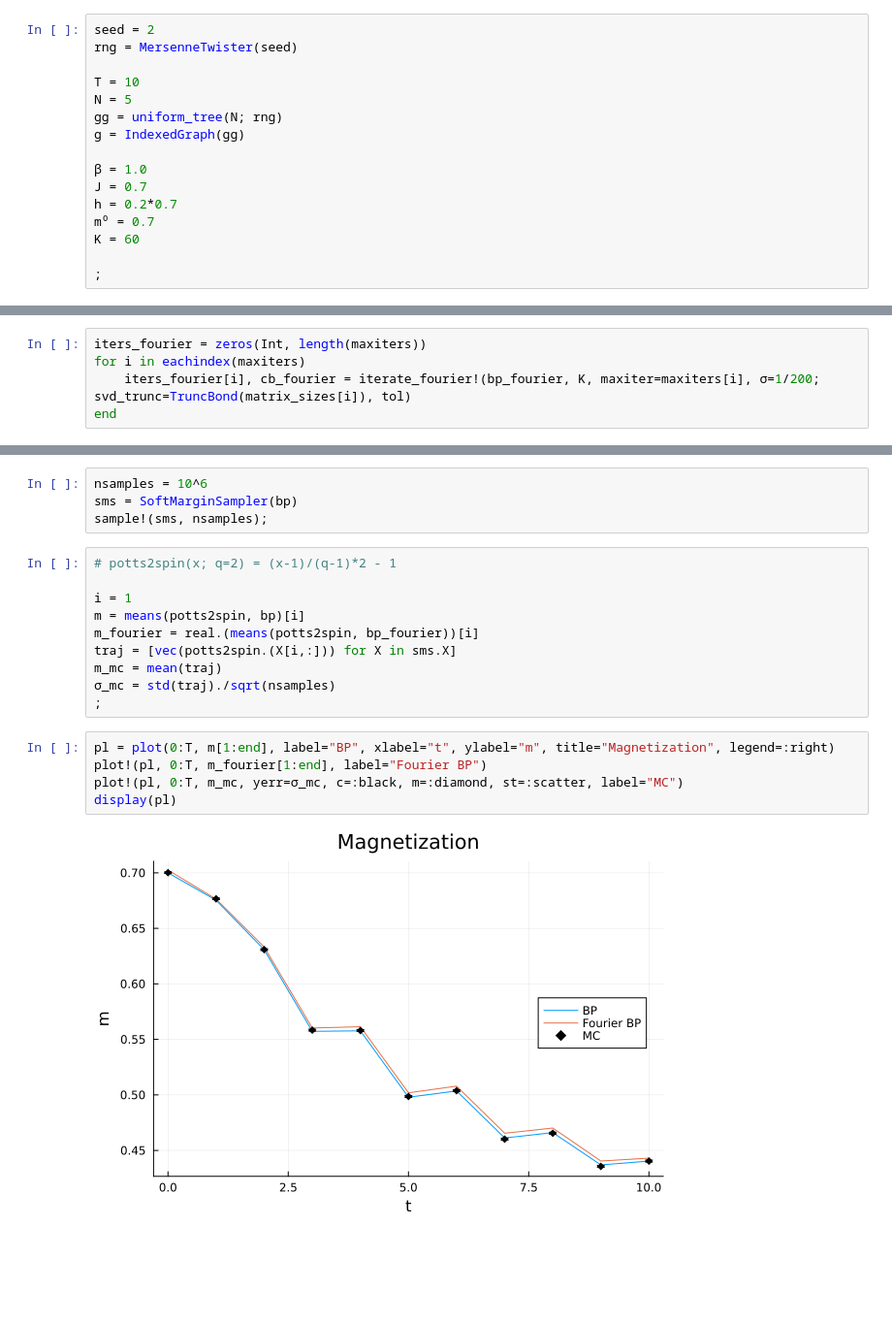
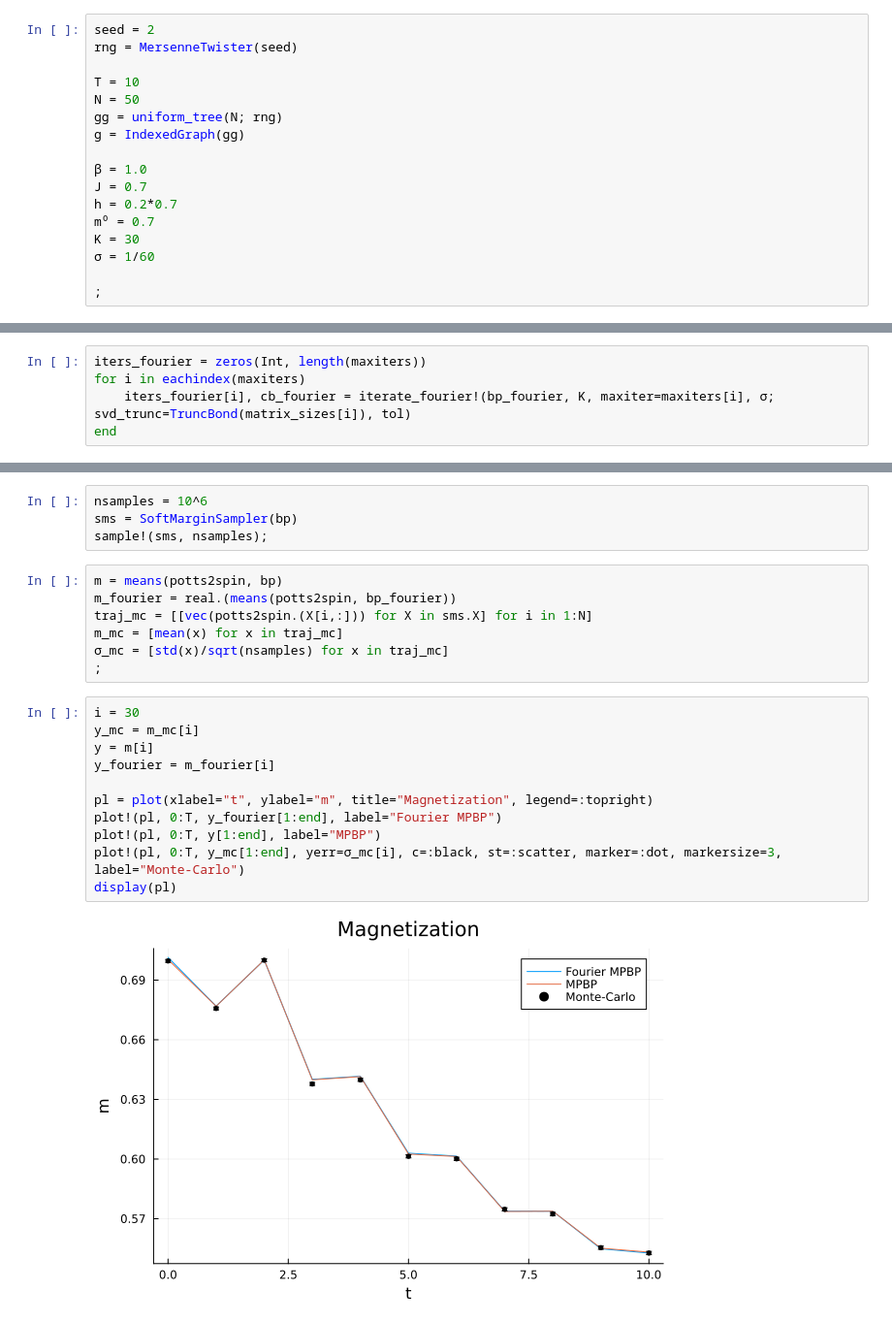
Before and after one commit to FedericoFlorio/MatrixProductBP.jl, a Jupyter notebook: results/random_tree.ipynb, the cells around one changed output, grey strips where cells are left out. Shown at 97% size. Cells and saved outputs as stored; diff of their text form; blank space fills up the shorter version.

```diff
--- a/results/random_tree.ipynb
+++ b/results/random_tree.ipynb
@@ -16,7 +16,7 @@ seed = 2
 rng = MersenneTwister(seed)
 
 T = 10
-N = 5
+N = 50
 gg = uniform_tree(N; rng)
 g = IndexedGraph(gg)
 
@@ -24,7 +24,8 @@ g = IndexedGraph(gg)
 J = 0.7
 h = 0.2*0.7
 m⁰ = 0.7
-K = 60
+K = 30
+σ = 1/60
 
 ;
 # %%
@@ -66,6 +70,6 @@ Running MPBP: iter 3    Time: 0:00:00
 # %%
 iters_fourier = zeros(Int, length(maxiters))
 for i in eachindex(maxiters)
-    iters_fourier[i], cb_fourier = iterate_fourier!(bp_fourier, K, maxiter=maxiters[i], σ=1/200; svd_trunc=TruncBond(matrix_sizes[i]), tol)
+    iters_fourier[i], cb_fourier = iterate_fourier!(bp_fourier, K, maxiter=maxiters[i], σ; svd_trunc=TruncBond(matrix_sizes[i]), tol)
 end
 # %% [output]
@@ -81,19 +91,22 @@ nsamples = 10^6
 sms = SoftMarginSampler(bp)
 sample!(sms, nsamples);
 # %%
-# potts2spin(x; q=2) = (x-1)/(q-1)*2 - 1
-
-i = 1
-m = means(potts2spin, bp)[i]
-m_fourier = real.(means(potts2spin, bp_fourier))[i]
-traj = [vec(potts2spin.(X[i,:])) for X in sms.X]
-m_mc = mean(traj)
-σ_mc = std(traj)./sqrt(nsamples)
+m = means(potts2spin, bp)
+m_fourier = real.(means(potts2spin, bp_fourier))
+traj_mc = [[vec(potts2spin.(X[i,:])) for X in sms.X] for i in 1:N]
+m_mc = [mean(x) for x in traj_mc]
+σ_mc = [std(x)/sqrt(nsamples) for x in traj_mc]
 ;
 # %%
-pl = plot(0:T, m[1:end], label="BP", xlabel="t", ylabel="m", title="Magnetization", legend=:right)
-plot!(pl, 0:T, m_fourier[1:end], label="Fourier BP")
-plot!(pl, 0:T, m_mc, yerr=σ_mc, c=:black, m=:diamond, st=:scatter, label="MC")
+i = 30
+y_mc = m_mc[i]
+y = m[i]
+y_fourier = m_fourier[i]
+
+pl = plot(xlabel="t", ylabel="m", title="Magnetization", legend=:topright)
+plot!(pl, 0:T, y_fourier[1:end], label="Fourier MPBP")
+plot!(pl, 0:T, y[1:end], label="MPBP")
+plot!(pl, 0:T, y_mc[1:end], yerr=σ_mc[i], c=:black, st=:scatter, marker=:dot, markersize=3, label="Monte-Carlo")
 display(pl)
 # %% [output]
-[figure, old version]
+[figure, new version]
```
Also changed, not shown: parts of 5 cells of this notebook, 8 other files.
